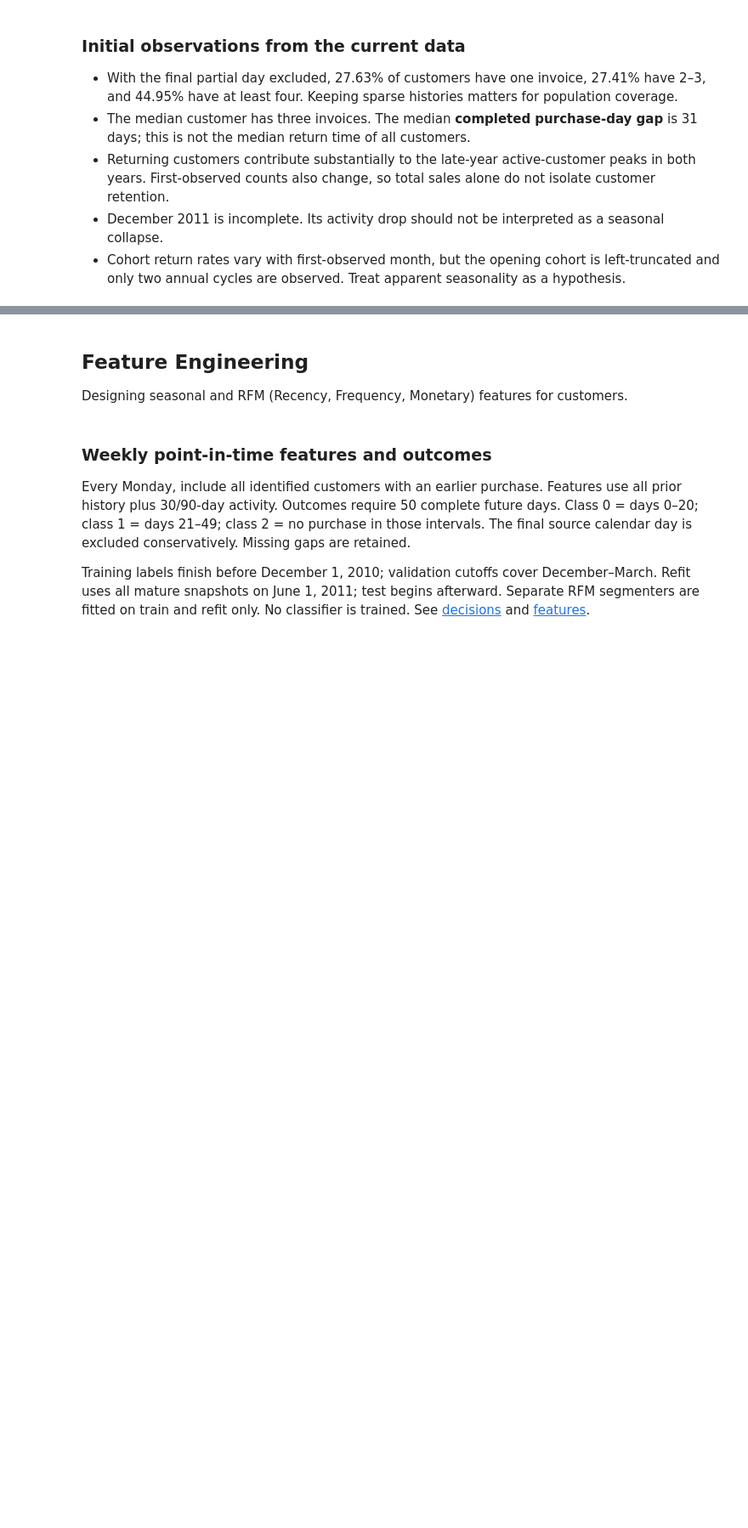
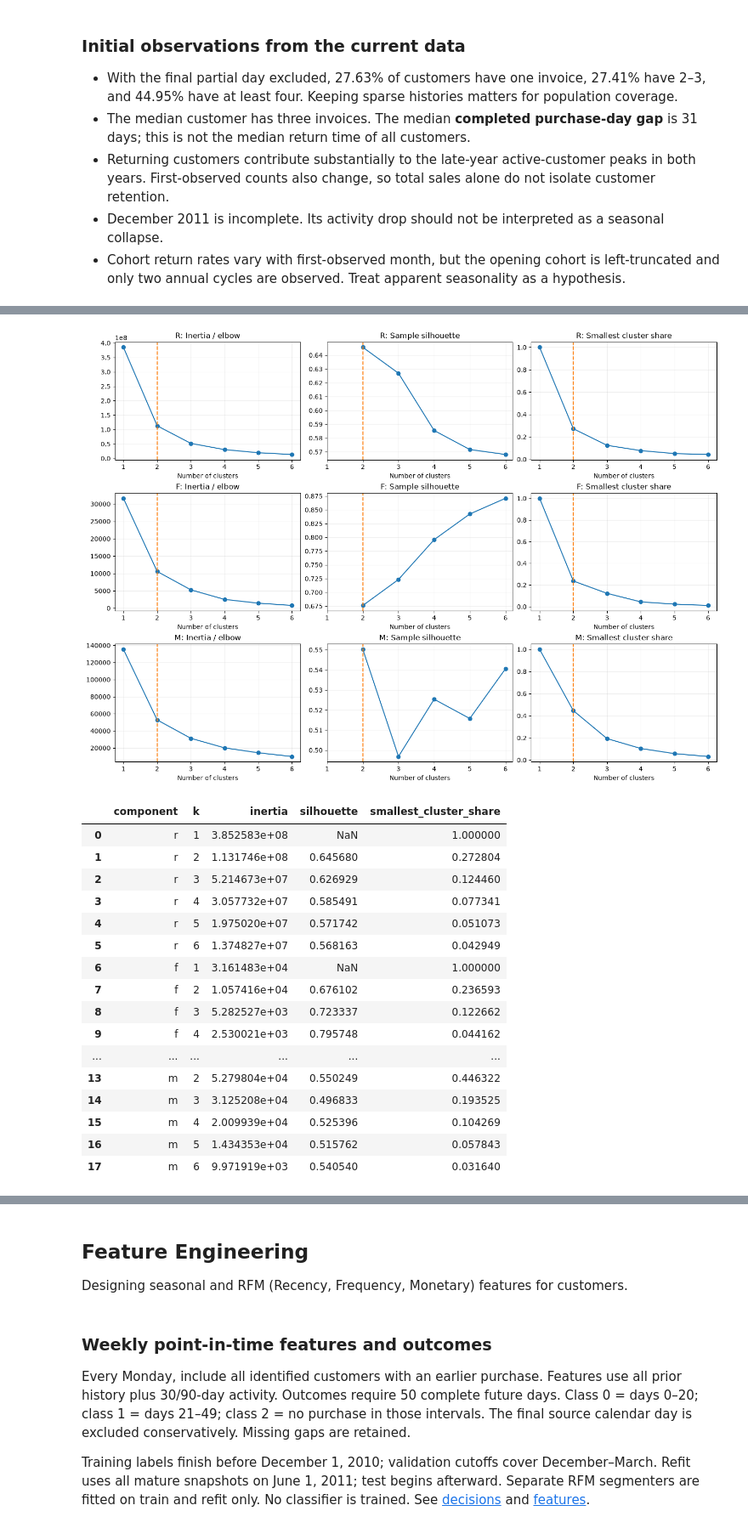
Before and after one commit to manu-horn/online-retail, a Jupyter notebook: notebooks/02_stats_and_fe.ipynb, the cells around one changed output, grey strips where cells are left out. Shown at 85% size. Saved outputs shown, nothing was run; the diff lists cells and outputs as text; code cells hidden in the pictures; blank space fills up the shorter version.

Commit message:
Add final feature engineered dataset analysis

```diff
--- a/notebooks/02_stats_and_fe.ipynb
+++ b/notebooks/02_stats_and_fe.ipynb
@@ -273,0 +281,49 @@ plt.show()
+# %%
+import tomllib
+from importlib import import_module, reload
+
+# Refresh helpers in dependency order when rerunning an existing Jupyter kernel.
+reload(import_module("online_retail.features.rfm"))
+reload(import_module("online_retail.analysis.rfm"))
+
+from online_retail.features.snapshots import build_snapshots, partition_snapshots
+from online_retail.analysis.rfm import (
+    cluster_diagnostics, recommend_clusters, plot_cluster_diagnostics,
+    segment_profiles, plot_customer_groups,
+)
+from online_retail.features.rfm import RFMSegmenter
+
+with (ROOT / "configs/prediction.toml").open("rb") as handle:
+    feature_settings = tomllib.load(handle)
+
+# Unscored, point-in-time snapshots; diagnostic selection uses only the train partition.
+rfm_snapshots = build_snapshots(df, start_date=feature_settings["start_date"])
+rfm_partitions = partition_snapshots(
+    rfm_snapshots, **{k: v for k, v in feature_settings.items() if k != "start_date"}
+)
+rfm_training = rfm_partitions["train"]
+# %%
+rfm_diagnostics = cluster_diagnostics(rfm_training, max_k=6)
+selected_cluster_counts = recommend_clusters(rfm_diagnostics)
+plot_cluster_diagnostics(rfm_diagnostics, selected_cluster_counts)
+plt.show()
+rfm_diagnostics
+# %% [output]
+[figure, added]
+|  | component | k | inertia | silhouette | smallest_cluster_share |
+| 0 | r | 1 | 3.852583e+08 | NaN | 1.000000 |
+| 1 | r | 2 | 1.131746e+08 | 0.645680 | 0.272804 |
+| 2 | r | 3 | 5.214673e+07 | 0.626929 | 0.124460 |
+| 3 | r | 4 | 3.057732e+07 | 0.585491 | 0.077341 |
+| 4 | r | 5 | 1.975020e+07 | 0.571742 | 0.051073 |
+| 5 | r | 6 | 1.374827e+07 | 0.568163 | 0.042949 |
+| 6 | f | 1 | 3.161483e+04 | NaN | 1.000000 |
+| 7 | f | 2 | 1.057416e+04 | 0.676102 | 0.236593 |
+| 8 | f | 3 | 5.282527e+03 | 0.723337 | 0.122662 |
+| 9 | f | 4 | 2.530021e+03 | 0.795748 | 0.044162 |
+| ... | ... | ... | ... | ... | ... |
+| 13 | m | 2 | 5.279804e+04 | 0.550249 | 0.446322 |
+| 14 | m | 3 | 3.125208e+04 | 0.496833 | 0.193525 |
+| 15 | m | 4 | 2.009939e+04 | 0.525396 | 0.104269 |
+| 16 | m | 5 | 1.434353e+04 | 0.515762 | 0.057843 |
+| 17 | m | 6 | 9.971919e+03 | 0.540540 | 0.031640 |
```
Also changed, not shown: parts of 9 cells of this notebook, 8 other files.
